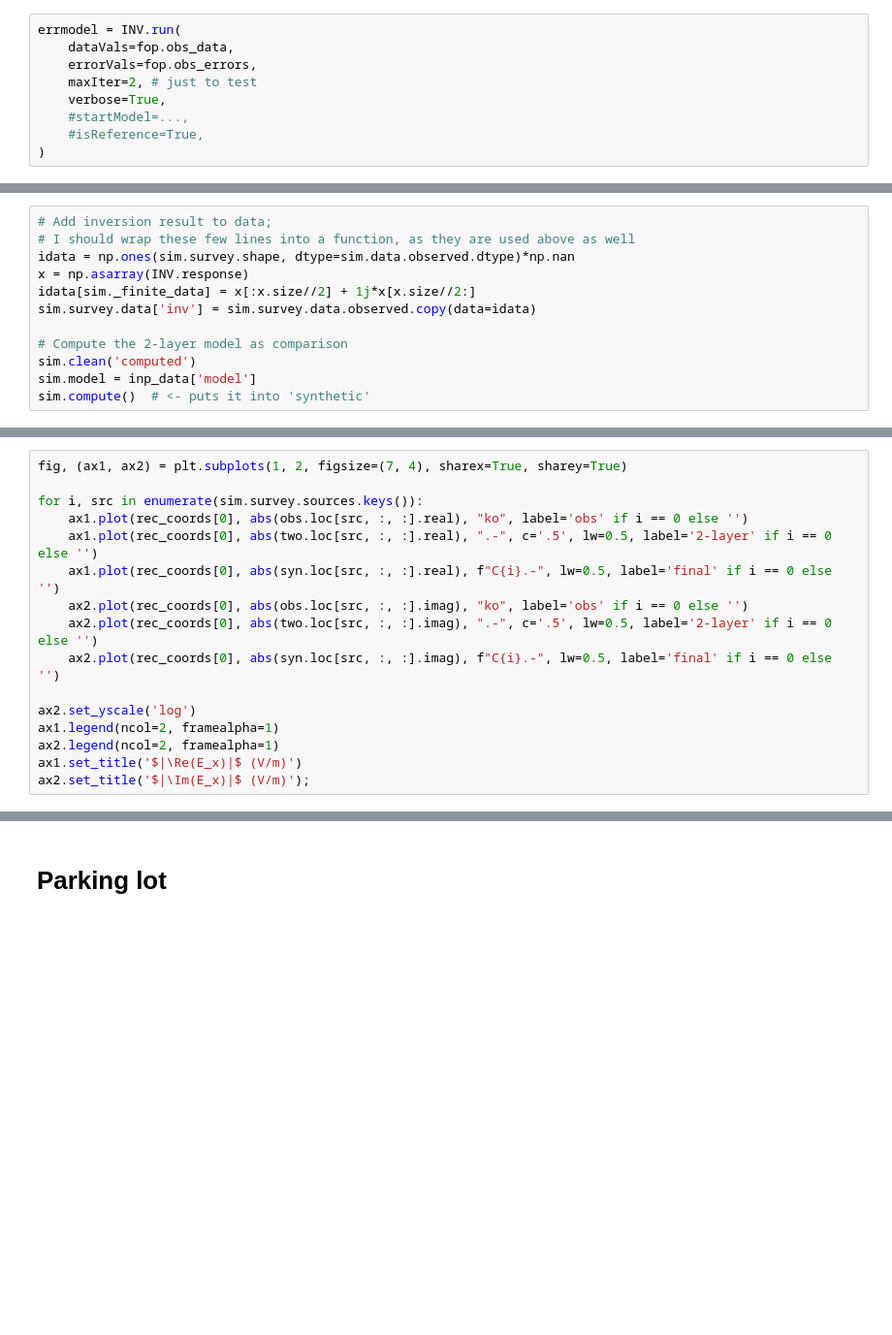
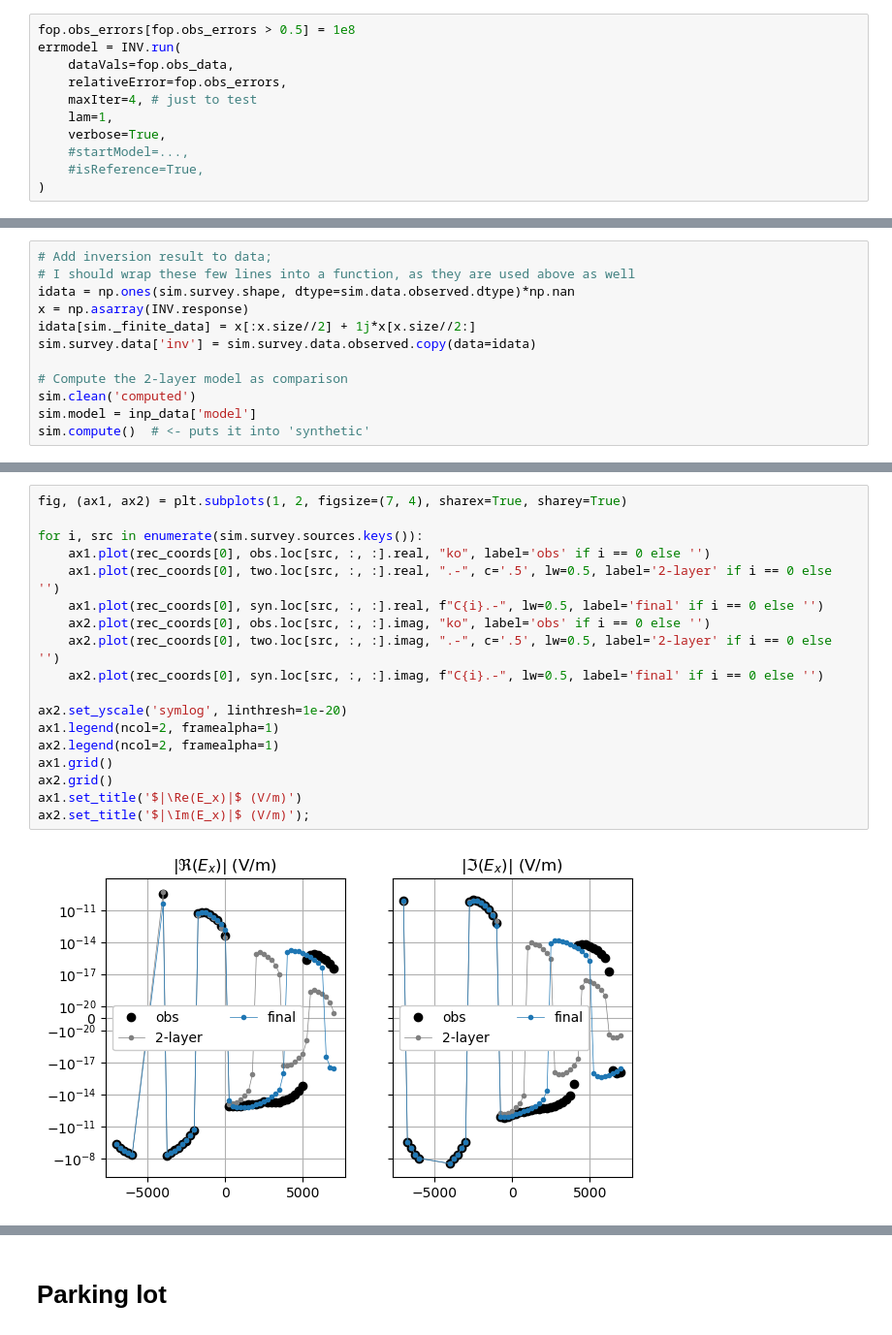
Before and after one commit to prisae/dev-pygimli-emg3d, a Jupyter notebook: DevInv.ipynb, the cells around one changed output, grey strips where cells are left out. Shown: that part at 97% size. Saved outputs shown, nothing was run; the diff lists cells and outputs as text; blank space fills up the shorter version.

```diff
--- a/DevInv.ipynb
+++ b/DevInv.ipynb
@@ -202,10 +217,12 @@ INV.setRegularization(0, limits=(0.001, 2), startModel=1.0)
 INV.setRegularization(1, limits=(3, 4), startModel=3.33) # , single=True)
-# %%
-errmodel = INV.run(
-    dataVals=fop.obs_data,
-    errorVals=fop.obs_errors,
-    maxIter=2, # just to test
-    verbose=True,
-    #startModel=...,
-    #isReference=True,
-)
+# %%
+fop.obs_errors[fop.obs_errors > 0.5] = 1e8
+errmodel = INV.run(
+    dataVals=fop.obs_data,
+    relativeError=fop.obs_errors,
+    maxIter=4, # just to test
+    lam=1,
+    verbose=True,
+    #startModel=...,
+    #isReference=True,
+)
@@ -265,18 +310,22 @@ plt.colorbar(out1, ax=axs, orientation='horizontal', fraction=.1, shrink=.8, asp
 # %%
 fig, (ax1, ax2) = plt.subplots(1, 2, figsize=(7, 4), sharex=True, sharey=True)
 
 for i, src in enumerate(sim.survey.sources.keys()):
-    ax1.plot(rec_coords[0], abs(obs.loc[src, :, :].real), "ko", label='obs' if i == 0 else '')
-    ax1.plot(rec_coords[0], abs(two.loc[src, :, :].real), ".-", c='.5', lw=0.5, label='2-layer' if i == 0 else '')
-    ax1.plot(rec_coords[0], abs(syn.loc[src, :, :].real), f"C{i}.-", lw=0.5, label='final' if i == 0 else '')
-    ax2.plot(rec_coords[0], abs(obs.loc[src, :, :].imag), "ko", label='obs' if i == 0 else '')
-    ax2.plot(rec_coords[0], abs(two.loc[src, :, :].imag), ".-", c='.5', lw=0.5, label='2-layer' if i == 0 else '')
-    ax2.plot(rec_coords[0], abs(syn.loc[src, :, :].imag), f"C{i}.-", lw=0.5, label='final' if i == 0 else '')
+    ax1.plot(rec_coords[0], obs.loc[src, :, :].real, "ko", label='obs' if i == 0 else '')
+    ax1.plot(rec_coords[0], two.loc[src, :, :].real, ".-", c='.5', lw=0.5, label='2-layer' if i == 0 else '')
+    ax1.plot(rec_coords[0], syn.loc[src, :, :].real, f"C{i}.-", lw=0.5, label='final' if i == 0 else '')
+    ax2.plot(rec_coords[0], obs.loc[src, :, :].imag, "ko", label='obs' if i == 0 else '')
+    ax2.plot(rec_coords[0], two.loc[src, :, :].imag, ".-", c='.5', lw=0.5, label='2-layer' if i == 0 else '')
+    ax2.plot(rec_coords[0], syn.loc[src, :, :].imag, f"C{i}.-", lw=0.5, label='final' if i == 0 else '')
 
-ax2.set_yscale('log')
+ax2.set_yscale('symlog', linthresh=1e-20)
 ax1.legend(ncol=2, framealpha=1)
 ax2.legend(ncol=2, framealpha=1)
+ax1.grid()
+ax2.grid()
 ax1.set_title('$|\Re(E_x)|$ (V/m)')
 ax2.set_title('$|\Im(E_x)|$ (V/m)');
+# %% [output]
+[figure, added]
 # %%
 pg.Report('emg3d')
```
Also changed, not shown: parts of 10 cells of this notebook, 1 other file.
